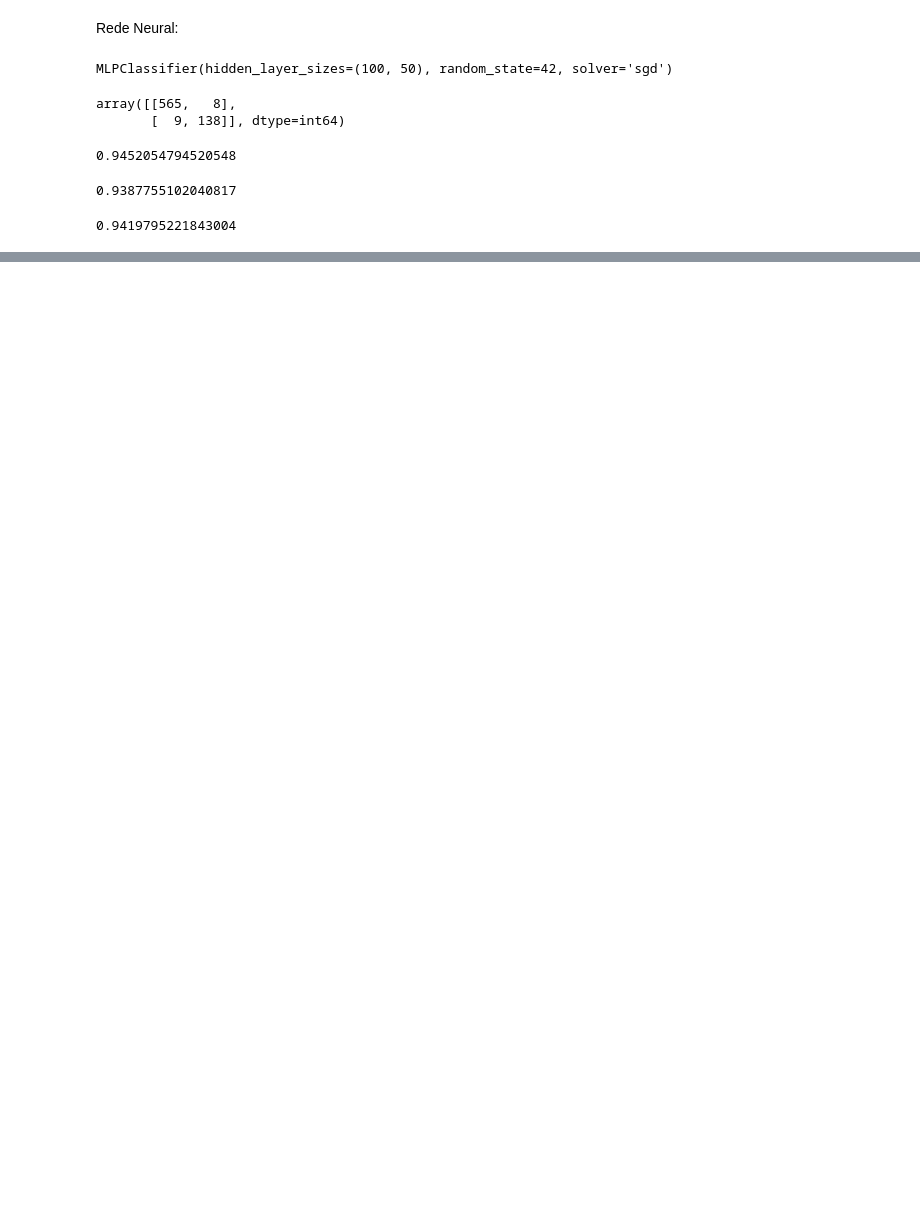
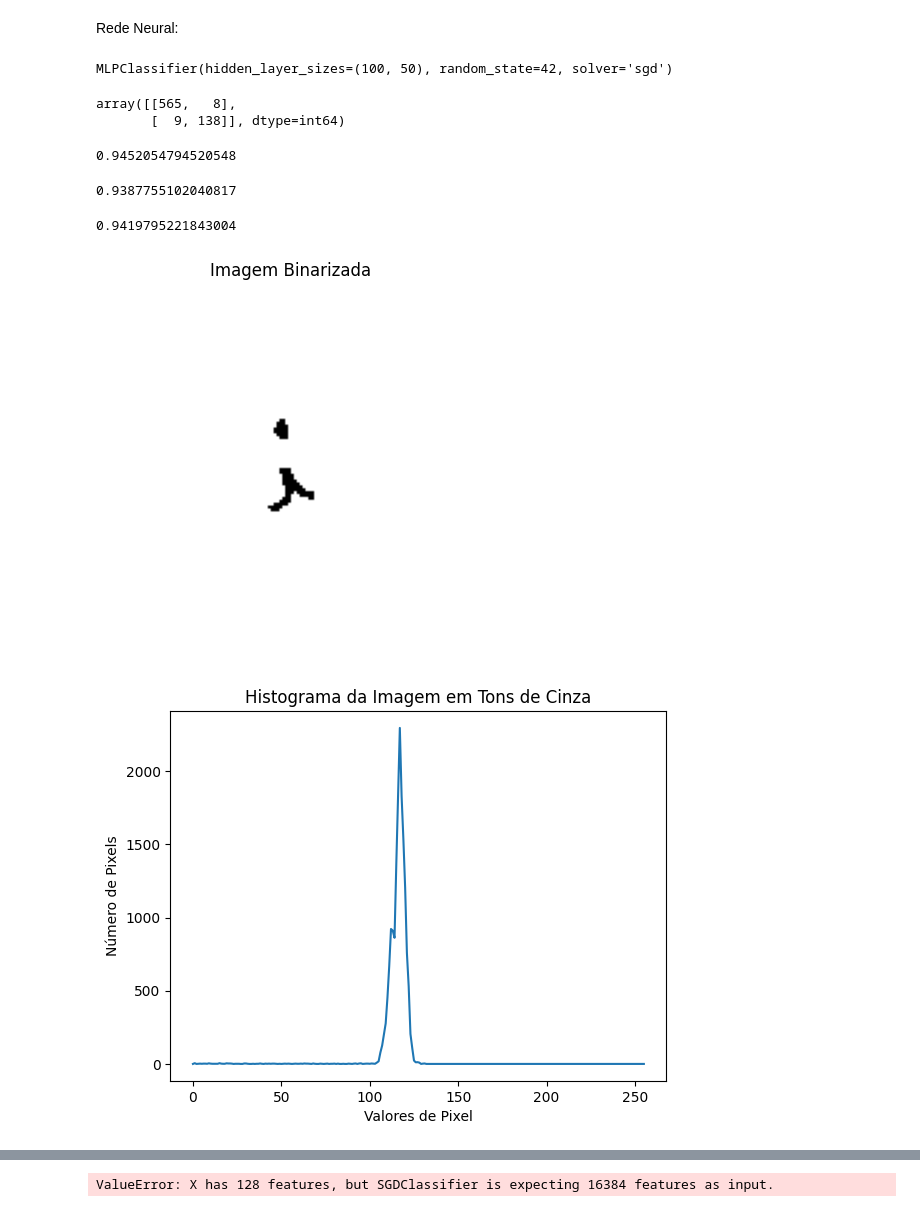
Before and after one commit to gfreitasrosa/APS-PI-6SEM, a Jupyter notebook: test.ipynb, the cells around one changed output, grey strips where cells are left out. Drawn from its saved outputs; the diff is of its cells as text; code cells hidden in the pictures; blank space fills up the shorter version.

```diff
--- a/test.ipynb
+++ b/test.ipynb
@@ -341,0 +386,5 @@ def classificar_imagem(classificador, caminho_da_imagem):
+# %%
+classificar_imagem(sgd_clf, "img/teste_true_5.jpeg")
+# %% [output]
+[figure, added]
+[figure, added]
@@ -341,0 +410 @@ def classificar_imagem(classificador, caminho_da_imagem):
+ValueError: X has 128 features, but SGDClassifier is expecting 16384 features as input.
```
Also changed, not shown: parts of 3 cells of this notebook, 4 other files.
